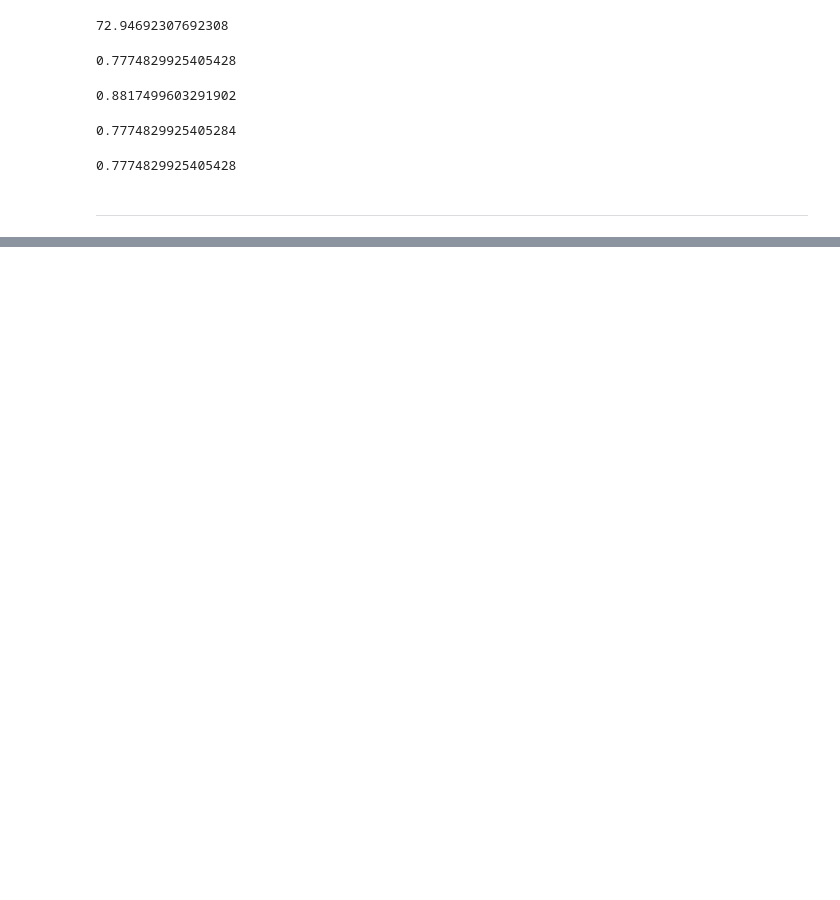
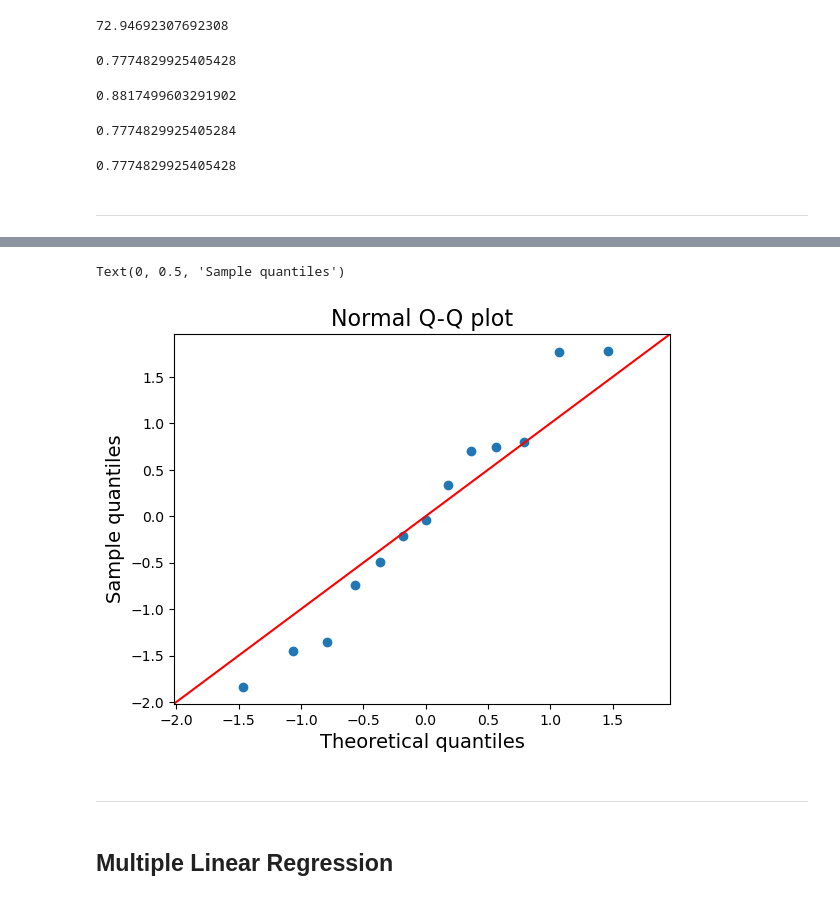
Before and after one commit to dylanxlam/data_science_practice_and_skills, a Jupyter notebook: Regression.ipynb, the cells around one changed output, grey strips where cells are left out. Cells and saved outputs as stored; diff of their text form; code cells hidden in the pictures; blank space fills up the shorter version.

```diff
--- a/Regression.ipynb
+++ b/Regression.ipynb
@@ -141,0 +195,17 @@ linModel.score(X, y)
+# %%
+# Residuals must be stored as a flattened array
+resid = np.ravel(yResid)
+
+# Use qqplot() from statsmodels to make a QQ plot
+p = sm.qqplot(resid, line='45')
+
+plt.title('Normal Q-Q plot', fontsize=16)
+plt.xlabel('Theoretical quantiles', fontsize=14)
+plt.ylabel('Sample quantiles', fontsize=14)
+# %% [output]
+Text(0, 0.5, 'Sample quantiles')
+[figure, added]
+# %% [markdown]
+---
+# %% [markdown]
+## **Multiple Linear Regression**
```
Also changed, not shown: parts of 39 cells of this notebook, 2 other files.
